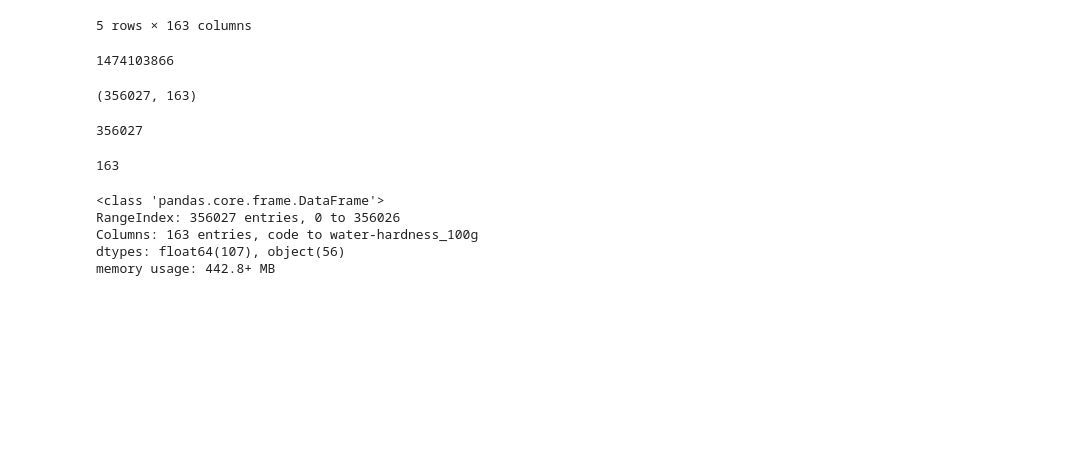
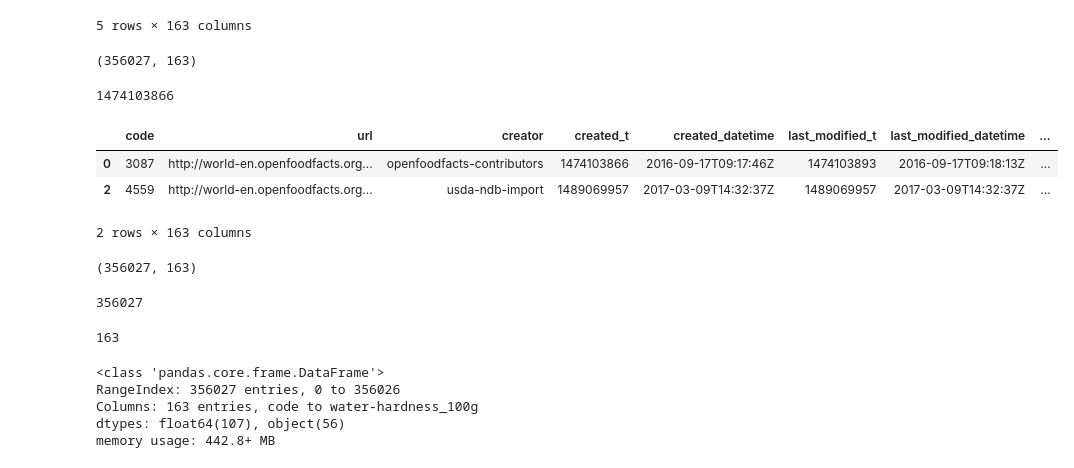
Before and after one commit to dlagez/dataAna, a Jupyter notebook: pandas_test/pandas_exercises/Exercise 1.ipynb, the cells around one changed output. Cells and saved outputs as stored; diff of their text form; code cells hidden in the pictures; blank space fills up the shorter version.

```diff
--- a/pandas_test/pandas_exercises/Exercise 1.ipynb
+++ b/pandas_test/pandas_exercises/Exercise 1.ipynb
@@ -13,10 +13,21 @@ food.head()
 | 3 | 16087 | http://world-en.openfoodfacts.org... | usda-ndb-import | 1489055731 | 2017-03-09T10:35:31Z | 1489055731 | 2017-03-09T10:35:31Z | ... |
 | 4 | 16094 | http://world-en.openfoodfacts.org... | usda-ndb-import | 1489055653 | 2017-03-09T10:34:13Z | 1489055653 | 2017-03-09T10:34:13Z | ... |
 5 rows × 163 columns
+# %%
+food.shape
+# %% [output]
+(356027, 163)
 # %%
 food.iloc[0, 3]
 # %% [output]
 1474103866
+# %%
+food.iloc[[0, 2]]
+# %% [output]
+|  | code | url | creator | created_t | created_datetime | last_modified_t | last_modified_datetime | ... |
+| 0 | 3087 | http://world-en.openfoodfacts.org... | openfoodfacts-contributors | 1474103866 | 2016-09-17T09:17:46Z | 1474103893 | 2016-09-17T09:18:13Z | ... |
+| 2 | 4559 | http://world-en.openfoodfacts.org... | usda-ndb-import | 1489069957 | 2017-03-09T14:32:37Z | 1489069957 | 2017-03-09T14:32:37Z | ... |
+2 rows × 163 columns
 # %%
 food.shape
 # %% [output]
```
Also changed, not shown: parts of 7 cells of this notebook, 2 other files.
